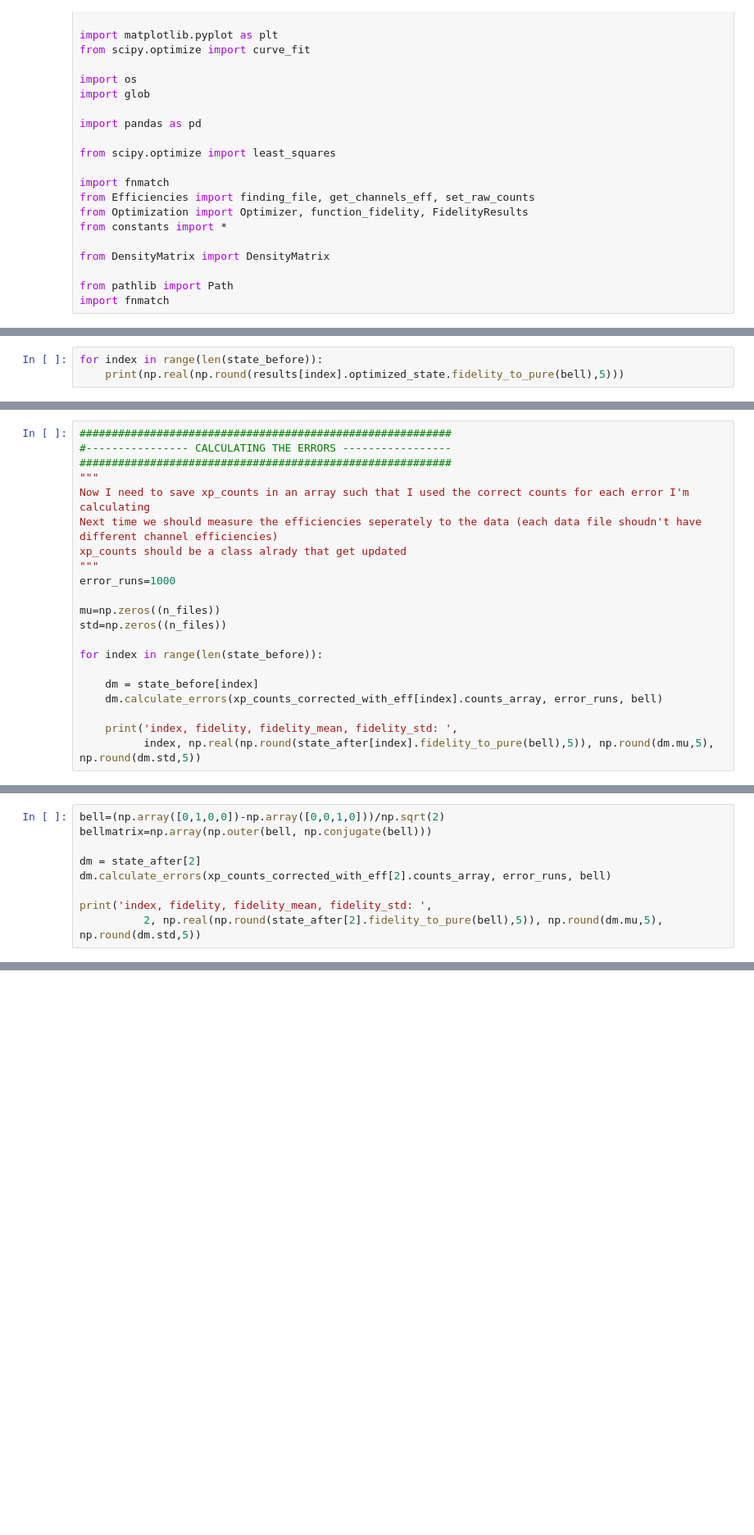
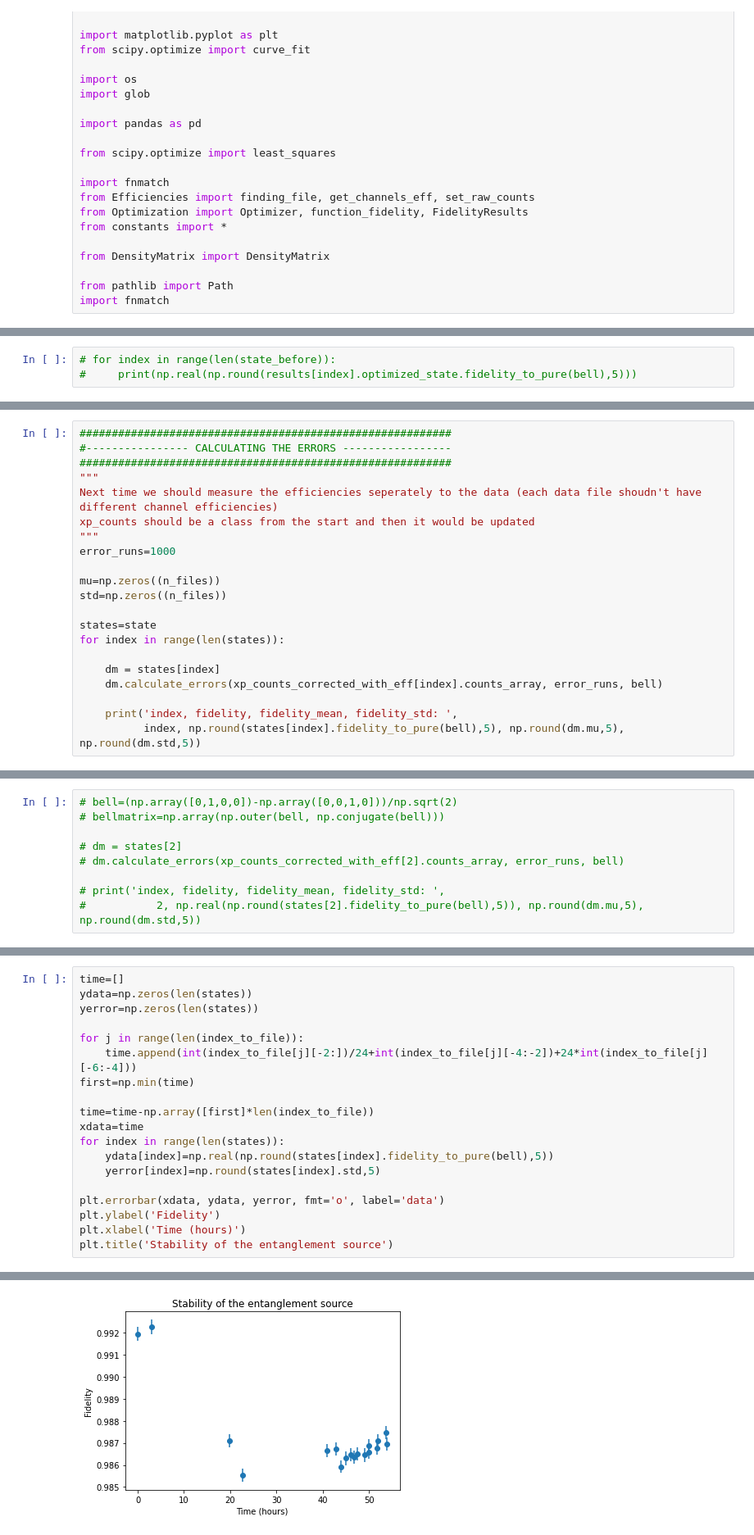
Before and after one commit to LauraMartins11/Multiphoton-Experiment, a Jupyter notebook: Quantum State Tomography_vOriginal.ipynb, the cells around one changed output, grey strips where cells are left out. Shown at 82% size. Drawn from its saved outputs; the diff is of its cells as text; blank space fills up the shorter version.

```diff
--- a/Quantum State Tomography_vOriginal.ipynb
+++ b/Quantum State Tomography_vOriginal.ipynb
@@ -168,3 +175,3 @@ Optimization terminated successfully.
 # %%
-for index in range(len(state_before)):
-    print(np.real(np.round(results[index].optimized_state.fidelity_to_pure(bell),5)))
+# for index in range(len(state_before)):
+#     print(np.real(np.round(results[index].optimized_state.fidelity_to_pure(bell),5)))
@@ -186,20 +180,20 @@ for index in range(len(state_before)):
 #---------------- CALCULATING THE ERRORS -----------------
 ##########################################################
 """
-Now I need to save xp_counts in an array such that I used the correct counts for each error I'm calculating
 Next time we should measure the efficiencies seperately to the data (each data file shoudn't have different channel efficiencies)
-xp_counts should be a class alrady that get updated
+xp_counts should be a class from the start and then it would be updated
 """
 error_runs=1000
 
 mu=np.zeros((n_files))
 std=np.zeros((n_files))
 
-for index in range(len(state_before)):
+states=state
+for index in range(len(states)):
 
-    dm = state_before[index]
+    dm = states[index]
     dm.calculate_errors(xp_counts_corrected_with_eff[index].counts_array, error_runs, bell)
 
     print('index, fidelity, fidelity_mean, fidelity_std: ',
-          index, np.real(np.round(state_after[index].fidelity_to_pure(bell),5)), np.round(dm.mu,5), np.round(dm.std,5))
+          index, np.round(states[index].fidelity_to_pure(bell),5), np.round(dm.mu,5), np.round(dm.std,5))
 # %% [output]
@@ -218,9 +218,9 @@ index, fidelity, fidelity_mean, fidelity_std:  11 0.99992 (0.99571+0j) (0.00033+
 # %%
-bell=(np.array([0,1,0,0])-np.array([0,0,1,0]))/np.sqrt(2)
-bellmatrix=np.array(np.outer(bell, np.conjugate(bell)))
+# bell=(np.array([0,1,0,0])-np.array([0,0,1,0]))/np.sqrt(2)
+# bellmatrix=np.array(np.outer(bell, np.conjugate(bell)))
 
-dm = state_after[2]
-dm.calculate_errors(xp_counts_corrected_with_eff[2].counts_array, error_runs, bell)
+# dm = states[2]
+# dm.calculate_errors(xp_counts_corrected_with_eff[2].counts_array, error_runs, bell)
 
-print('index, fidelity, fidelity_mean, fidelity_std: ',
-          2, np.real(np.round(state_after[2].fidelity_to_pure(bell),5)), np.round(dm.mu,5), np.round(dm.std,5))
+# print('index, fidelity, fidelity_mean, fidelity_std: ',
+#           2, np.real(np.round(states[2].fidelity_to_pure(bell),5)), np.round(dm.mu,5), np.round(dm.std,5))
@@ -228,0 +227,20 @@ index, fidelity, fidelity_mean, fidelity_std:  2 0.99958 (0.99178+0j) (0.00033+0
+# %%
+time=[]
+ydata=np.zeros(len(states))
+yerror=np.zeros(len(states))
+
+for j in range(len(index_to_file)):
+    time.append(int(index_to_file[j][-2:])/24+int(index_to_file[j][-4:-2])+24*int(index_to_file[j][-6:-4]))
+first=np.min(time)
+
+time=time-np.array([first]*len(index_to_file))
+xdata=time
+for index in range(len(states)):
+    ydata[index]=np.real(np.round(states[index].fidelity_to_pure(bell),5))
+    yerror[index]=np.round(states[index].std,5)
+
+plt.errorbar(xdata, ydata, yerror, fmt='o', label='data')
+plt.ylabel('Fidelity')
+plt.xlabel('Time (hours)')
+plt.title('Stability of the entanglement source')
+# %% [output]
@@ -229,2 +248,3 @@ index, fidelity, fidelity_mean, fidelity_std:  2 0.99958 (0.99178+0j) (0.00033+0
+[figure, added]
 # %%
 ##########################################################
```
Also changed, not shown: parts of 12 cells of this notebook, 9 other files.
